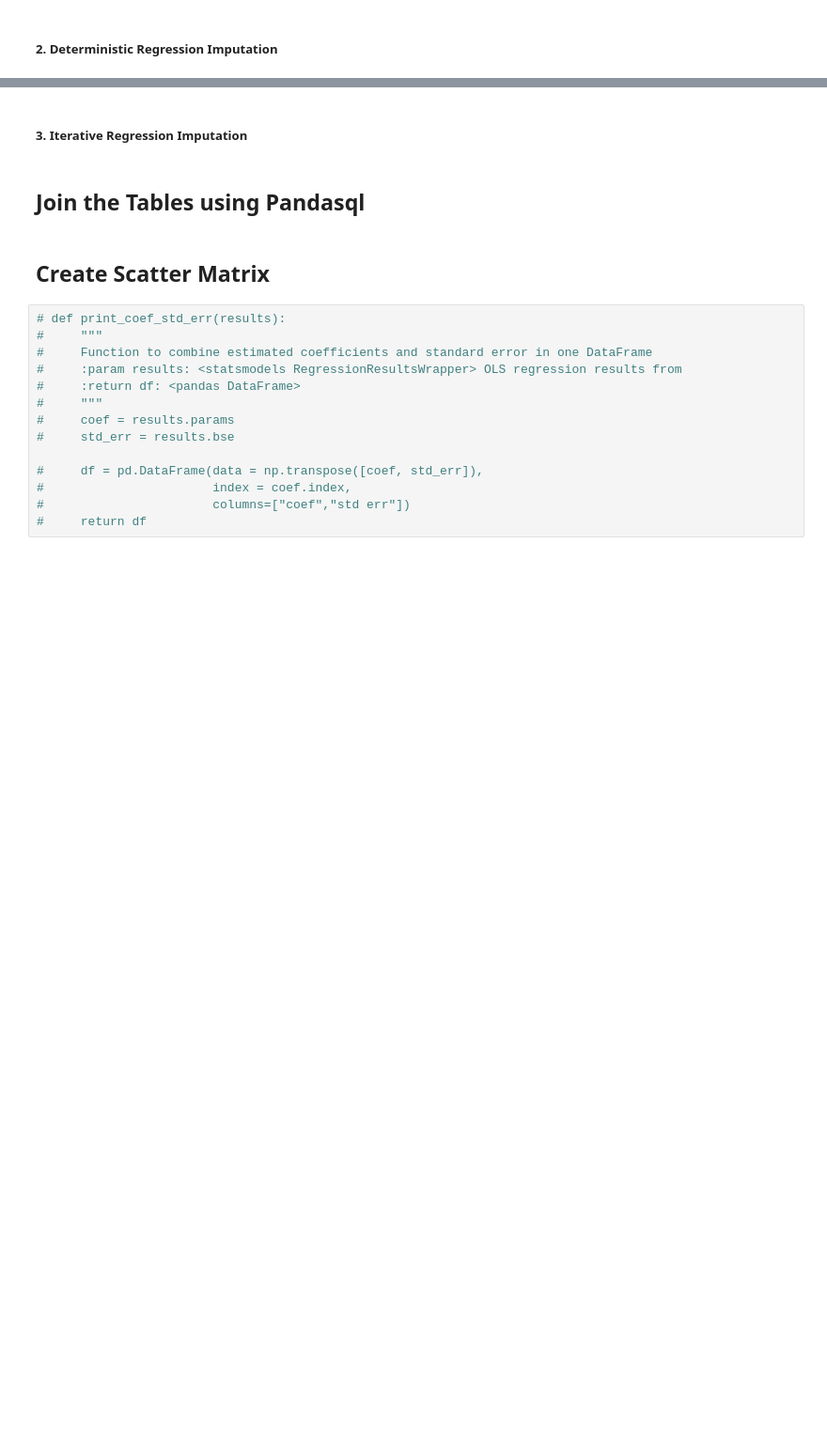
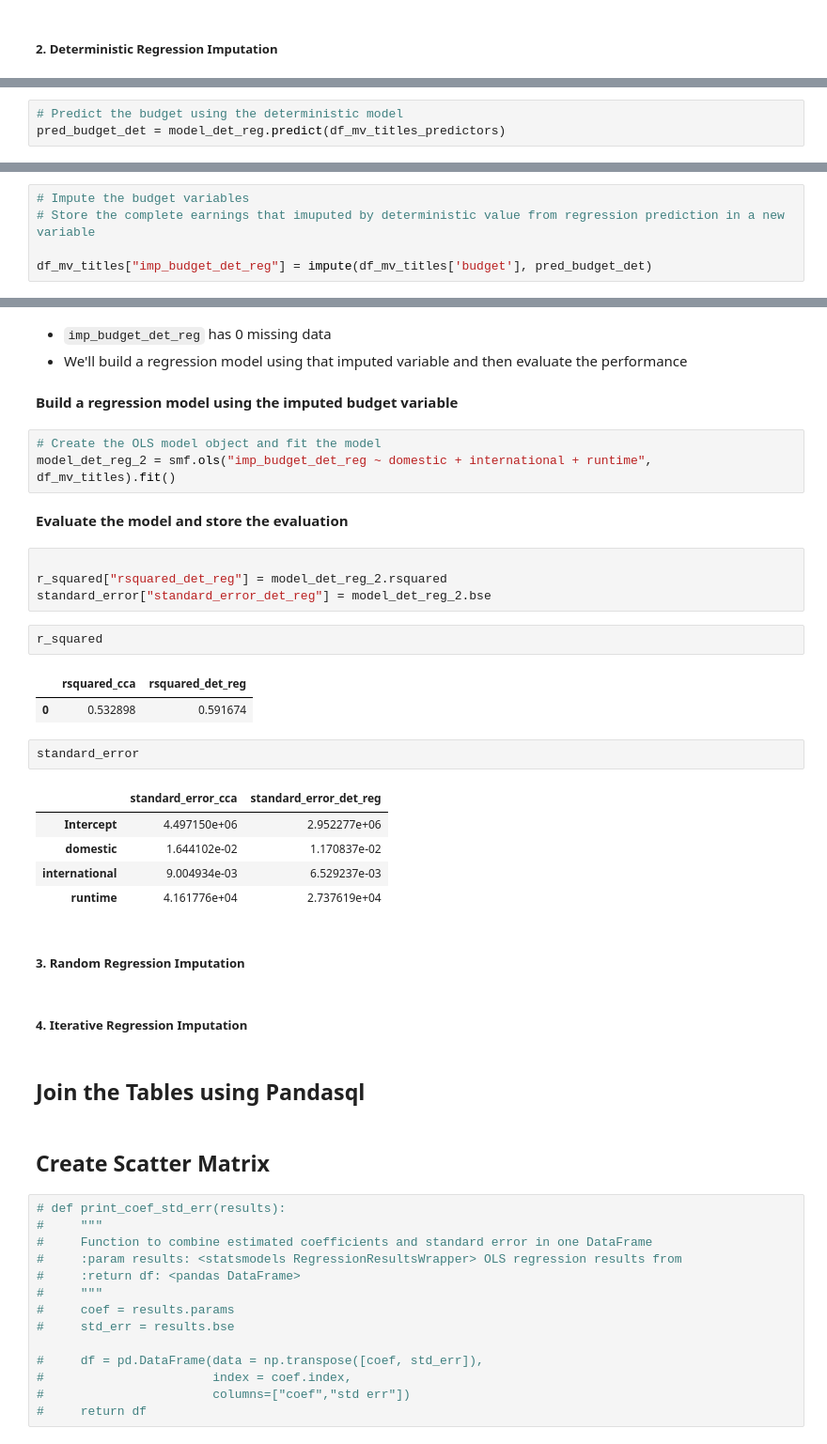
Before and after one commit to bagusfarisa/movies-revenue-analysis, a Jupyter notebook: campaign_analysis.ipynb, the cells around one changed output, grey strips where cells are left out. Shown at 94% size. Drawn from its saved outputs; the diff is of its cells as text; blank space fills up the shorter version.

```diff
--- a/campaign_analysis.ipynb
+++ b/campaign_analysis.ipynb
@@ -160,0 +296,3 @@ We'll use these imputation methods to handle the missing value and find which me
+# %%
+# Predict the budget using the deterministic model
+pred_budget_det = model_det_reg.predict(df_mv_titles_predictors)
@@ -160,0 +301,5 @@ We'll use these imputation methods to handle the missing value and find which me
+# %%
+# Impute the budget variables
+# Store the complete earnings that imuputed by deterministic value from regression prediction in a new variable
+
+df_mv_titles["imp_budget_det_reg"] = impute(df_mv_titles['budget'], pred_budget_det)
@@ -161,5 +319,34 @@ We'll use these imputation methods to handle the missing value and find which me
+# %% [markdown]
+- `imp_budget_det_reg` has 0 missing data
+- We'll build a regression model using that imputed variable and then evaluate the performance
+# %% [markdown]
+**Build a regression model using the imputed budget variable**
+# %%
+# Create the OLS model object and fit the model
+model_det_reg_2 = smf.ols("imp_budget_det_reg ~ domestic + international + runtime", df_mv_titles).fit()
+# %% [markdown]
+**Evaluate the model and store the evaluation**
+# %%
+
+r_squared["rsquared_det_reg"] = model_det_reg_2.rsquared
+standard_error["standard_error_det_reg"] = model_det_reg_2.bse
+# %%
+r_squared
+# %% [output]
+|  | rsquared_cca | rsquared_det_reg |
+| 0 | 0.532898 | 0.591674 |
+# %%
+standard_error
+# %% [output]
+|  | standard_error_cca | standard_error_det_reg |
+| Intercept | 4.497150e+06 | 2.952277e+06 |
+| domestic | 1.644102e-02 | 1.170837e-02 |
+| international | 9.004934e-03 | 6.529237e-03 |
+| runtime | 4.161776e+04 | 2.737619e+04 |
 # %% [markdown]
-##### 3. Iterative Regression Imputation
+##### 3. Random Regression Imputation
+# %% [markdown]
+##### 4. Iterative Regression Imputation
 # %% [markdown]
 ## Join the Tables using Pandasql
 # %% [markdown]
```
Also changed, not shown: parts of 29 cells of this notebook.
